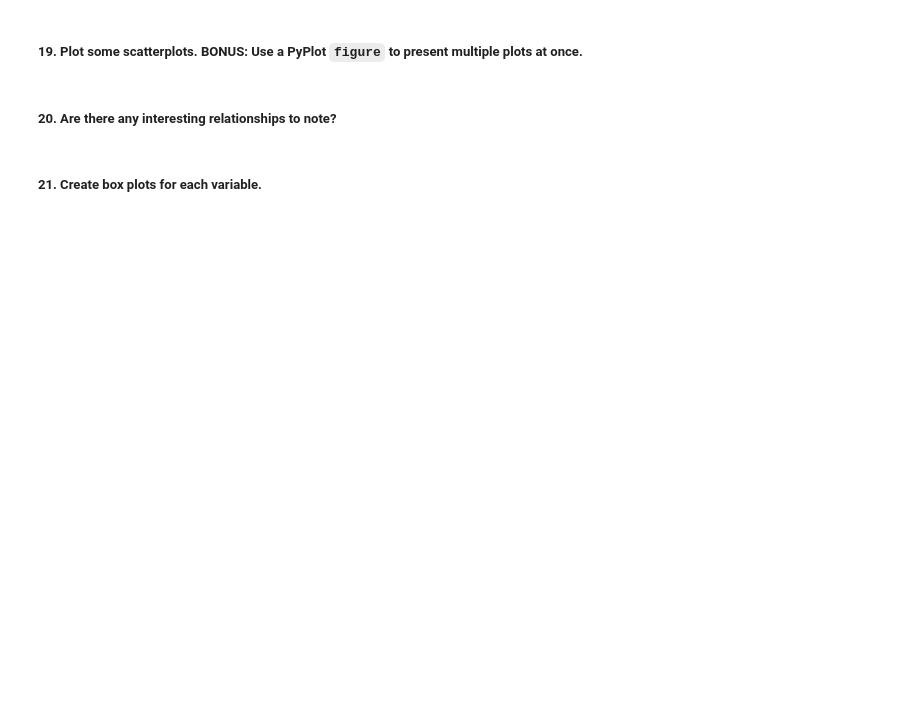
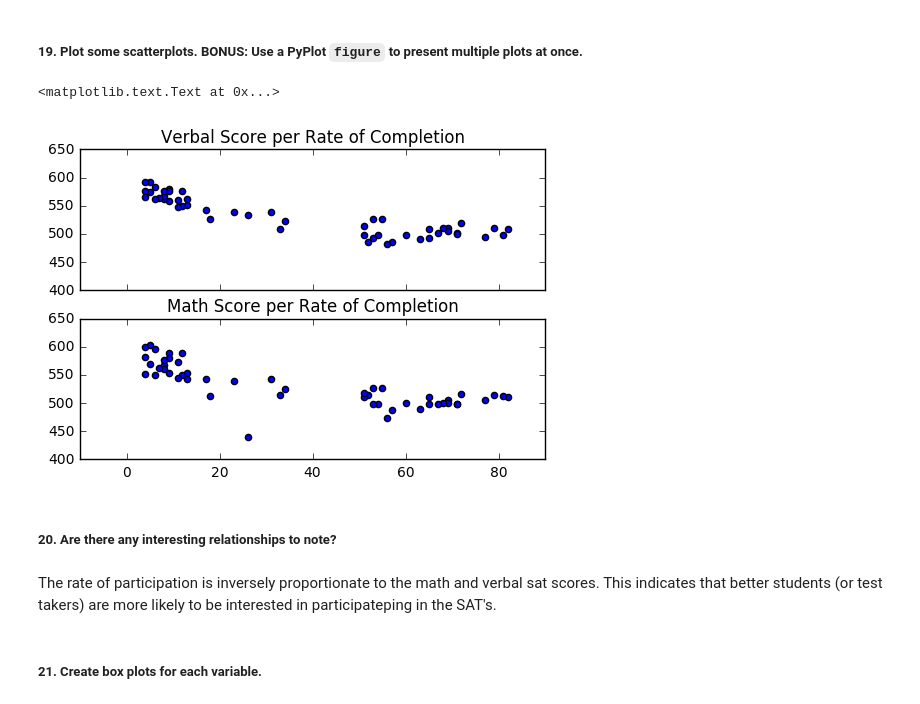
Before and after one commit to killerdame/SAT-Scores-Summary-Statistics, a Jupyter notebook: starter-code/project_1.ipynb, the cells around one changed output. Cells and saved outputs as stored; diff of their text form; code cells hidden in the pictures; blank space fills up the shorter version.

```diff
--- a/starter-code/project_1.ipynb
+++ b/starter-code/project_1.ipynb
@@ -147,6 +202,17 @@ NameError: name 'reassigned_data' is not defined
 # %% [markdown]
 ##### 19. Plot some scatterplots. **BONUS**: Use a PyPlot `figure` to present multiple plots at once.
+# %%
+f, axarr = plt.subplots(2, sharex=True, sharey=True)
+axarr[0].scatter(state_columns_dict['Rate'], state_columns_dict['Verbal'])
+axarr[0].set_title('Verbal Score per Rate of Completion')
+axarr[1].scatter(state_columns_dict['Rate'], state_columns_dict['Math'])
+axarr[1].set_title('Math Score per Rate of Completion')
+# %% [output]
+<matplotlib.text.Text at 0x...>
+[figure, added]
 # %% [markdown]
 ##### 20. Are there any interesting relationships to note?
+# %% [markdown]
+The rate of participation is inversely proportionate to the math and verbal sat scores. This indicates that better students (or test takers) are more likely to be interested in participateping in the SAT's.
 # %% [markdown]
 ##### 21. Create box plots for each variable.
```
Also changed, not shown: parts of 27 cells of this notebook.
